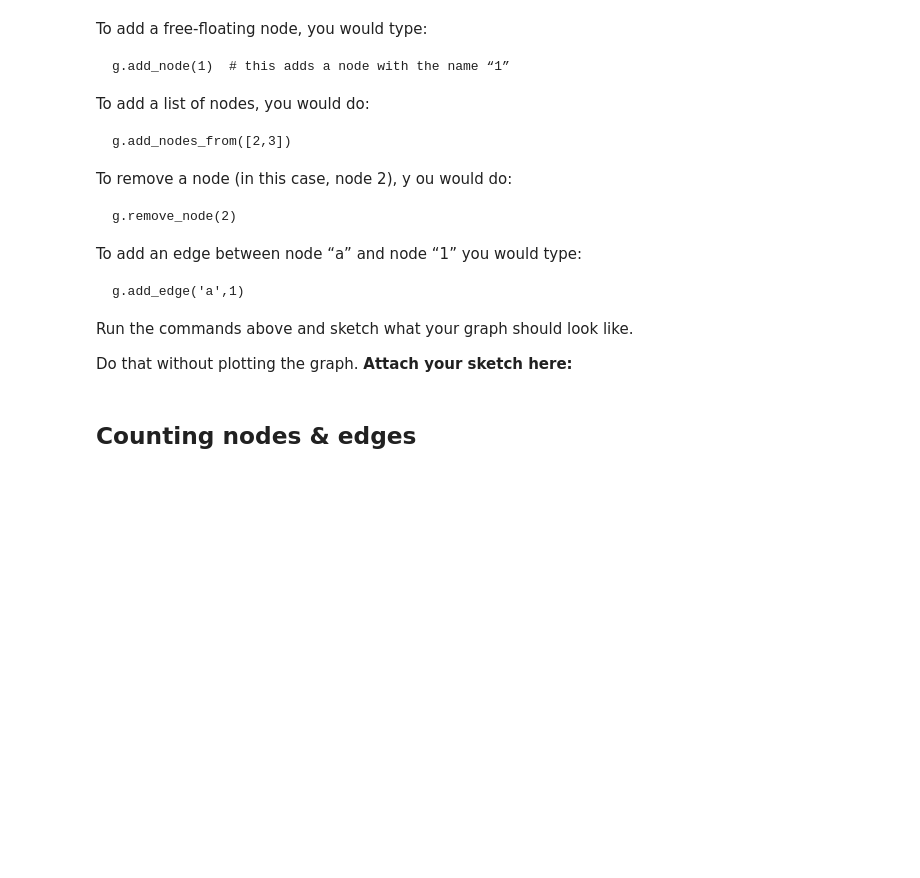
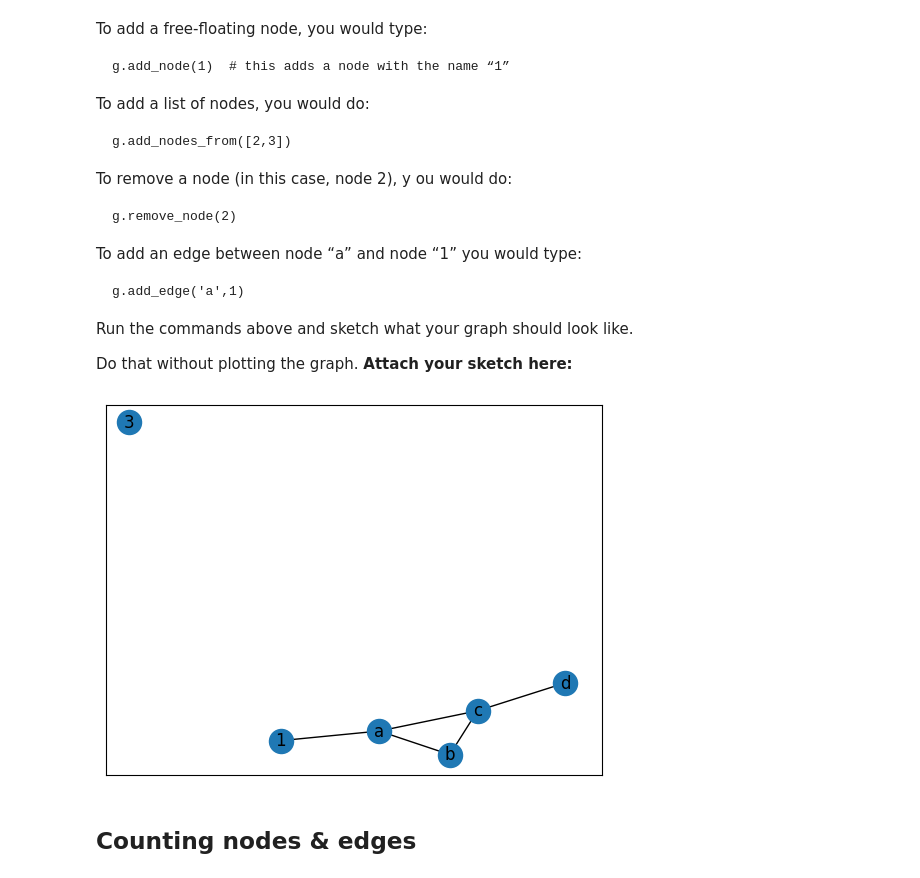
Before and after one commit to shenyi-tang/si608-network-analysis, a Jupyter notebook: Lab 1/SI608_F25_Lab1_UNIQNAME.ipynb, the cells around one changed output. Saved outputs shown, nothing was run; the diff lists cells and outputs as text; code cells hidden in the pictures; blank space fills up the shorter version.

```diff
--- a/Lab 1/SI608_F25_Lab1_UNIQNAME.ipynb
+++ b/Lab 1/SI608_F25_Lab1_UNIQNAME.ipynb
@@ -88,6 +106,15 @@ g.add_edge('a',1)
 Run the commands above and sketch what your graph should look like.
 
 Do that without plotting the graph. **Attach your sketch here:**
+# %%
+g.add_node(1)
+g.add_nodes_from([2,3])
+g.remove_node(2)
+g.add_edge('a',1)
+nx.draw_networkx(g, with_labels=True)
+plt.show()
+# %% [output]
+[figure, added]
 # %% [markdown]
 ## Counting nodes & edges
 # %% [markdown]
```
Also changed, not shown: parts of 6 cells of this notebook, 15 other files.
